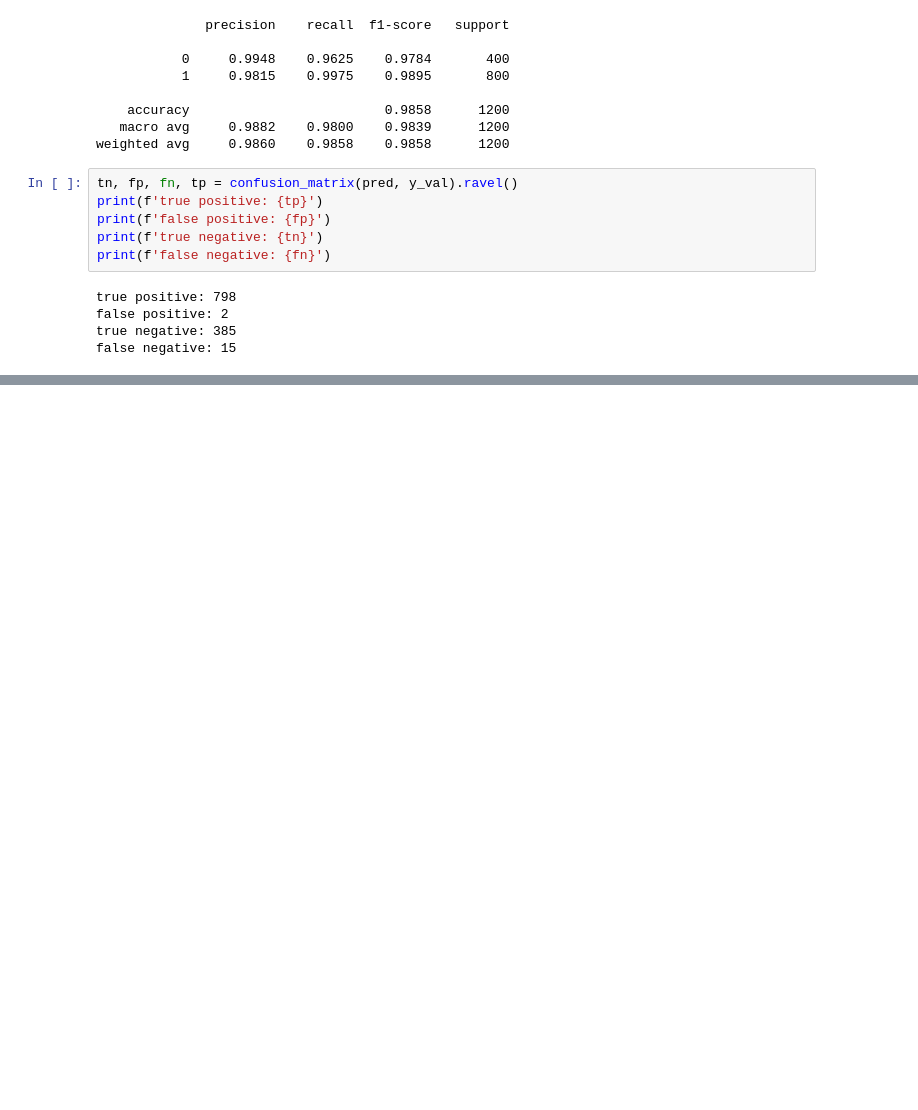
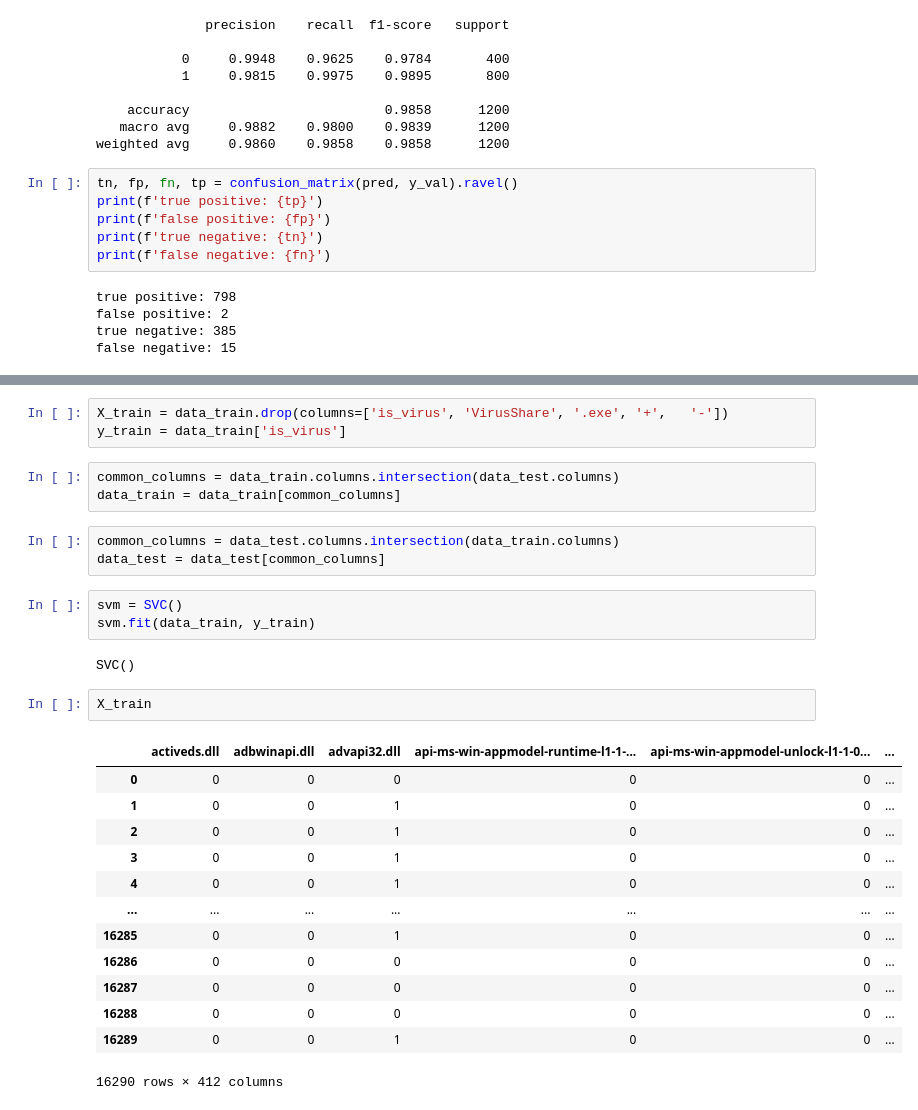
Before and after one commit to EugenePWN/Education, a Jupyter notebook: solutions/hh_tasks/solution.ipynb, the cells around one changed output, grey strips where cells are left out. Cells and saved outputs as stored; diff of their text form; blank space fills up the shorter version.

```diff
--- a/solutions/hh_tasks/solution.ipynb
+++ b/solutions/hh_tasks/solution.ipynb
@@ -189,0 +198,30 @@ false negative: 15
+# %%
+X_train = data_train.drop(columns=['is_virus', 'VirusShare', '.exe', '+',	'-'])
+y_train = data_train['is_virus']
+# %%
+common_columns = data_train.columns.intersection(data_test.columns)
+data_train = data_train[common_columns]
+# %%
+common_columns = data_test.columns.intersection(data_train.columns)
+data_test = data_test[common_columns]
+# %%
+svm = SVC()
+svm.fit(data_train, y_train)
+# %% [output]
+SVC()
+# %%
+X_train
+# %% [output]
+|  | activeds.dll | adbwinapi.dll | advapi32.dll | api-ms-win-appmodel-runtime-l1-1-... | api-ms-win-appmodel-unlock-l1-1-0... | ... |
+| 0 | 0 | 0 | 0 | 0 | 0 | ... |
+| 1 | 0 | 0 | 1 | 0 | 0 | ... |
+| 2 | 0 | 0 | 1 | 0 | 0 | ... |
+| 3 | 0 | 0 | 1 | 0 | 0 | ... |
+| 4 | 0 | 0 | 1 | 0 | 0 | ... |
+| ... | ... | ... | ... | ... | ... | ... |
+| 16285 | 0 | 0 | 1 | 0 | 0 | ... |
+| 16286 | 0 | 0 | 0 | 0 | 0 | ... |
+| 16287 | 0 | 0 | 0 | 0 | 0 | ... |
+| 16288 | 0 | 0 | 0 | 0 | 0 | ... |
+| 16289 | 0 | 0 | 1 | 0 | 0 | ... |
+16290 rows × 412 columns
```
Also changed, not shown: parts of 5 cells of this notebook, 1 other file.
